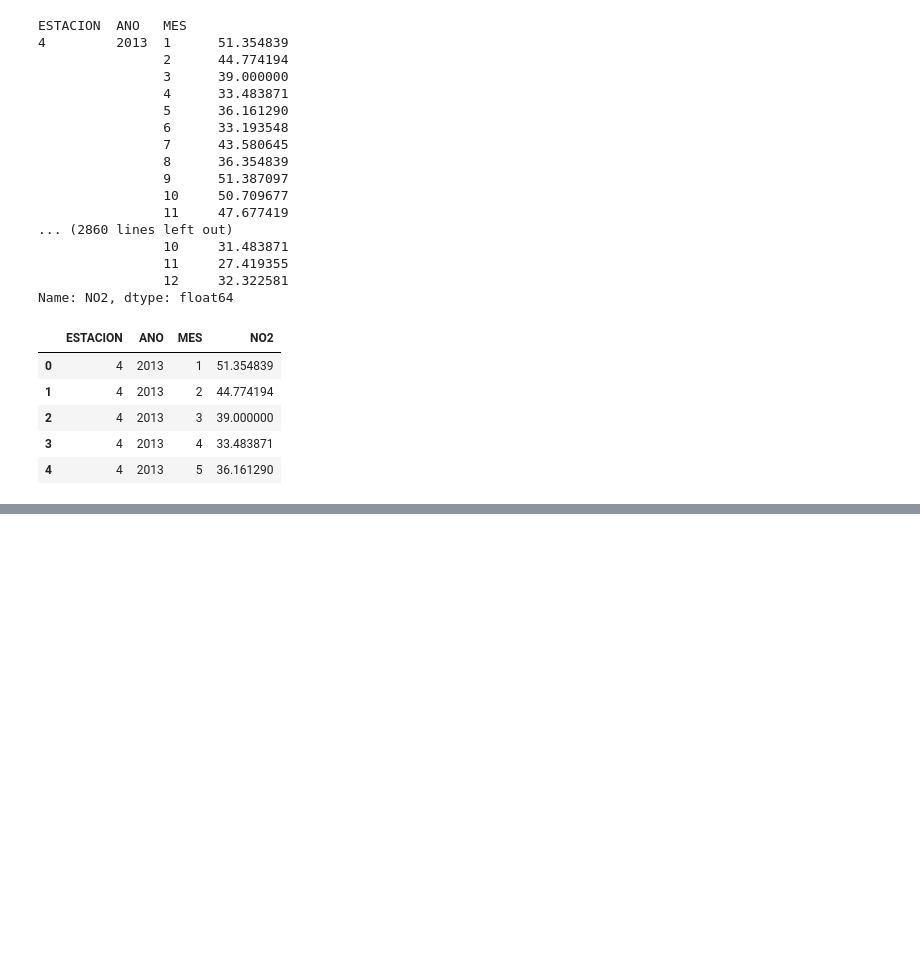
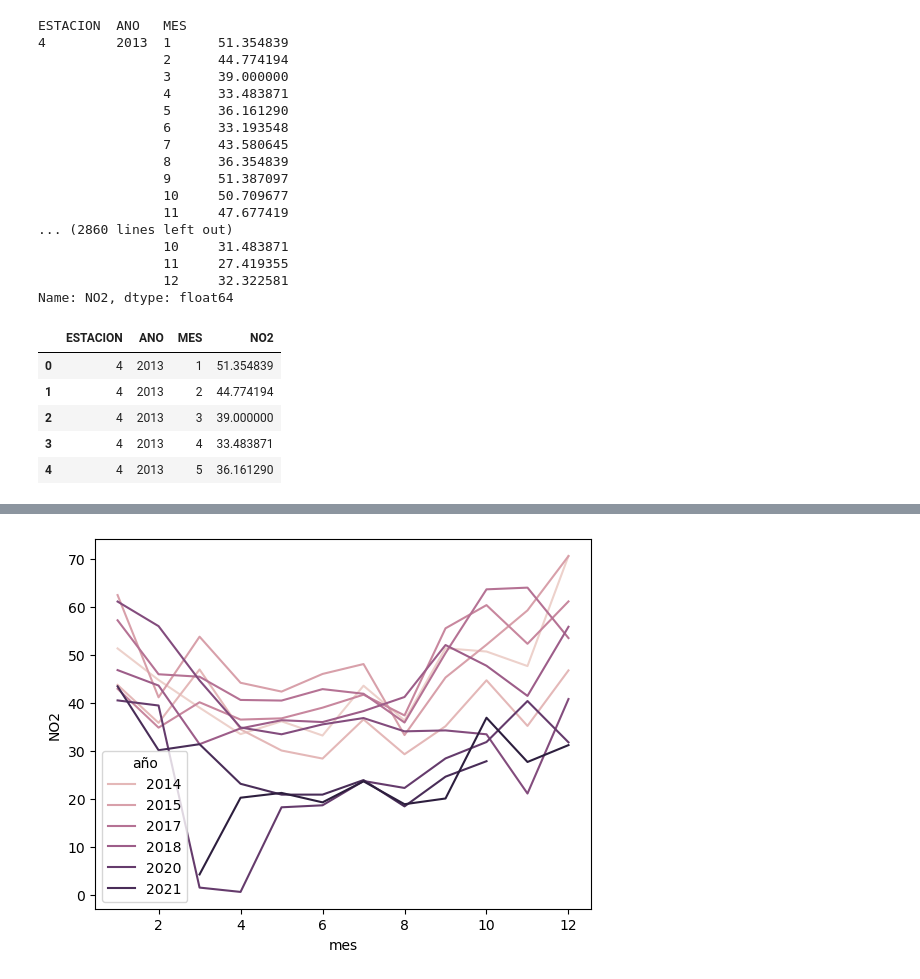
Before and after one commit to charlieciordia/AQ-MAD, a Jupyter notebook: notebook/AQ CLEAN ML.ipynb, the cells around one changed output, grey strips where cells are left out. Drawn from its saved outputs; the diff is of its cells as text; code cells hidden in the pictures; blank space fills up the shorter version.

```diff
--- a/notebook/AQ CLEAN ML.ipynb
+++ b/notebook/AQ CLEAN ML.ipynb
@@ -128,0 +211,3 @@ df_monthly_avg.head()
+# %%
+plaza_esp.index.freq = pd.infer_freq(plaza_esp.index)
+plaza_esp.index
@@ -128,0 +242,2 @@ df_monthly_avg.head()
+# %%
+plaza_esp.drop("month",  inplace = True, axis = 1)
@@ -128,0 +261,5 @@ df_monthly_avg.head()
+# %%
+df2 = plaza_esp.copy()
+# %%
+df2["año"] = df2.index.year
+df2["mes"] = df2.index.month
@@ -128,0 +279,4 @@ df_monthly_avg.head()
+# %%
+sns.lineplot(x = "mes", y = "NO2", hue = "año", data = df2);
+# %% [output]
+[figure, added]
```
Also changed, not shown: parts of 21 cells of this notebook.
